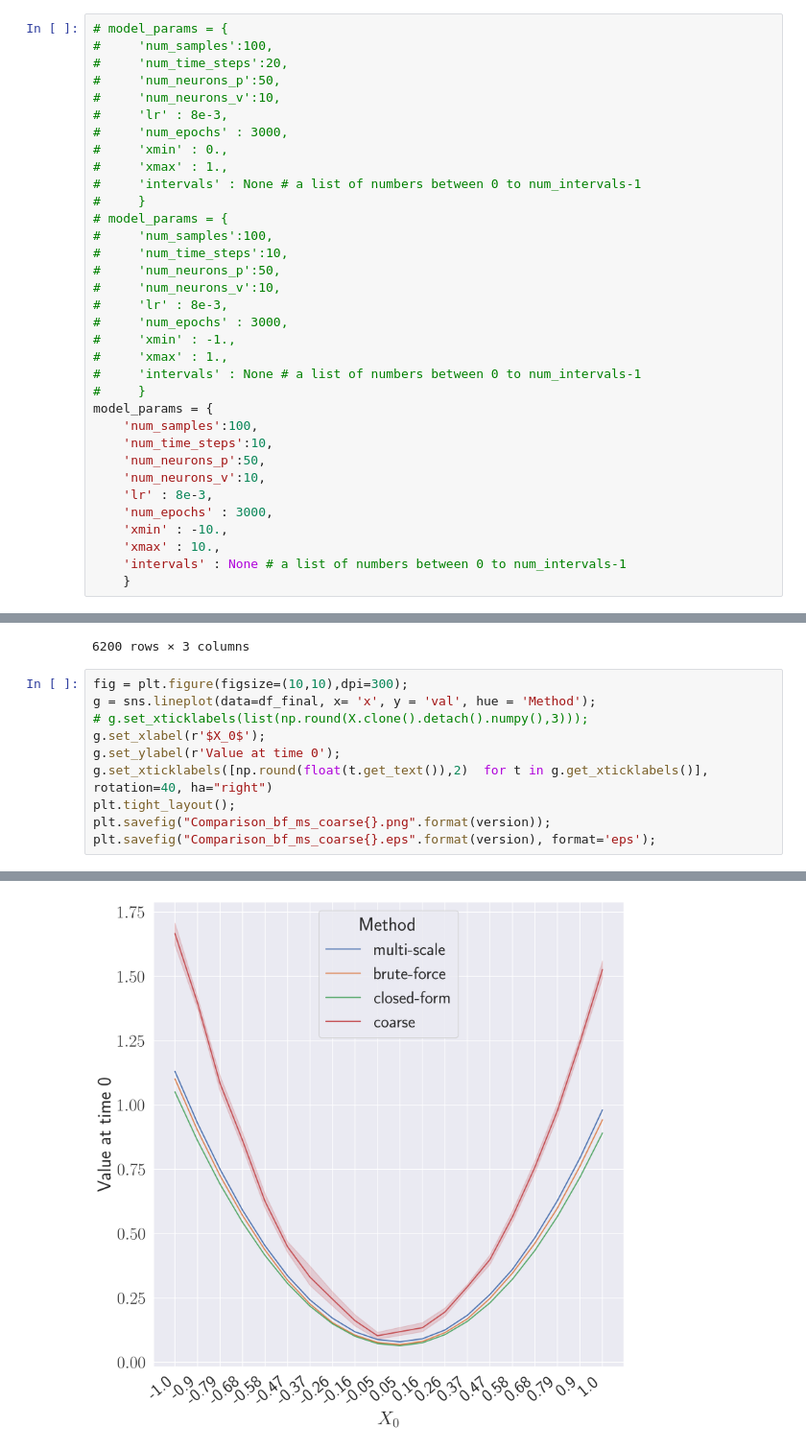
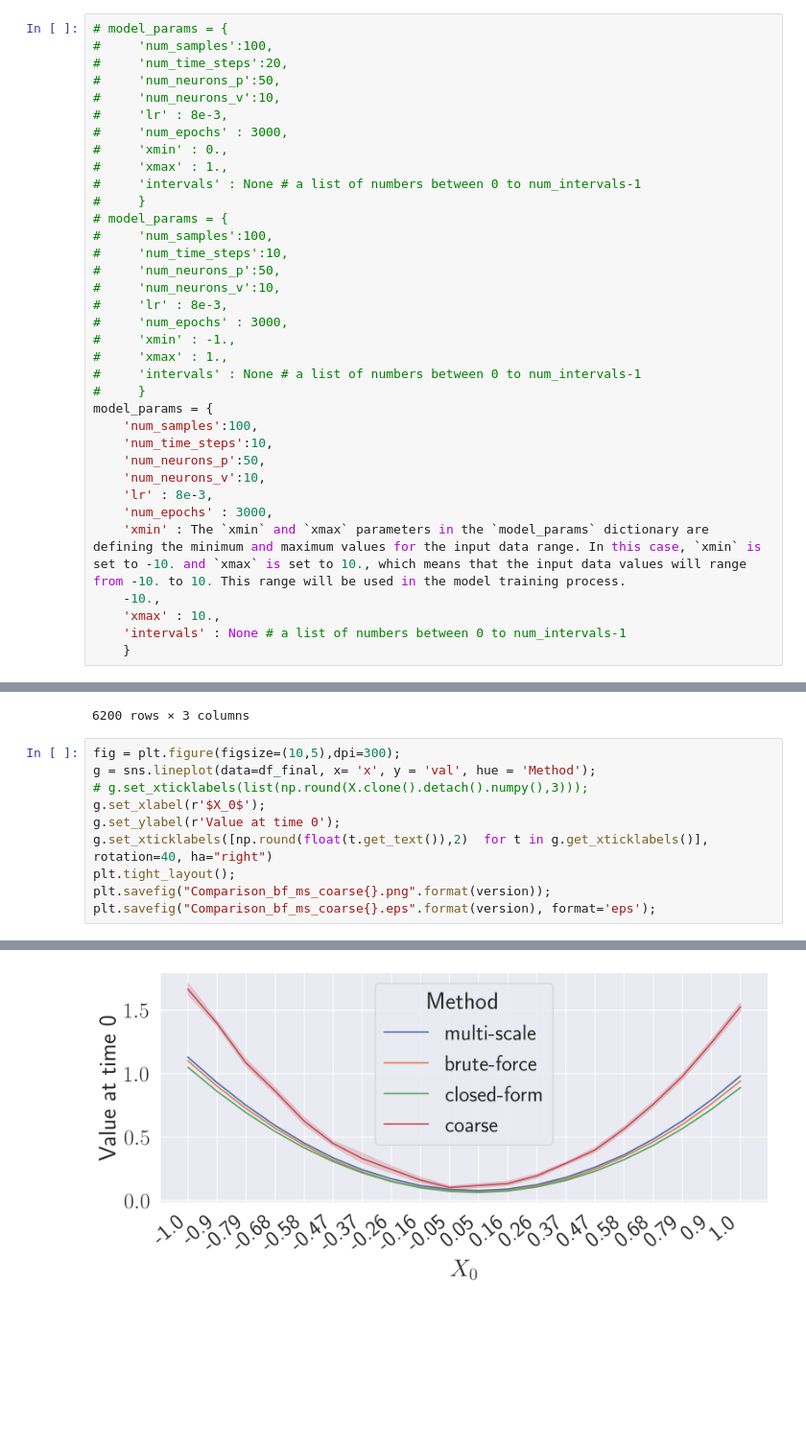
Before and after one commit to arashfahim/multiscale-PGM-for-stochastic-control, a Jupyter notebook: LQC/rewrite/LQC_Updated_v6.ipynb, the cells around one changed output, grey strips where cells are left out. Shown at 96% size. Cells and saved outputs as stored; diff of their text form; blank space fills up the shorter version.

```diff
--- a/LQC/rewrite/LQC_Updated_v6.ipynb
+++ b/LQC/rewrite/LQC_Updated_v6.ipynb
@@ -245,7 +245,8 @@ model_params = {
     'num_neurons_v':10,
     'lr' : 8e-3,
     'num_epochs' : 3000,
-    'xmin' : -10.,
+    'xmin' : The `xmin` and `xmax` parameters in the `model_params` dictionary are defining the minimum and maximum values for the input data range. In this case, `xmin` is set to -10. and `xmax` is set to 10., which means that the input data values will range from -10. to 10. This range will be used in the model training process.
+    -10.,
     'xmax' : 10.,
     'intervals' : None # a list of numbers between 0 to num_intervals-1
     }
@@ -966,15 +967,15 @@ df_final = pd.concat([df_ms1,df_bf1,df_clf,df_crs],axis=0)
 | 199 | 1.0 | 1.513387 | coarse |
 6200 rows × 3 columns
 # %%
-fig = plt.figure(figsize=(10,10),dpi=300);
+fig = plt.figure(figsize=(10,5),dpi=300);
 g = sns.lineplot(data=df_final, x= 'x', y = 'val', hue = 'Method');
 # g.set_xticklabels(list(np.round(X.clone().detach().numpy(),3)));
 g.set_xlabel(r'$X_0$');
 g.set_ylabel(r'Value at time 0');
 g.set_xticklabels([np.round(float(t.get_text()),2)  for t in g.get_xticklabels()], rotation=40, ha="right")
 plt.tight_layout();
 plt.savefig("Comparison_bf_ms_coarse{}.png".format(version));
 plt.savefig("Comparison_bf_ms_coarse{}.eps".format(version), format='eps');
 # %% [output]
 The PostScript backend does not support transparency; partially transparent artists will be rendered opaque.
-[figure, old version]
+[figure, new version]
```
Also changed, not shown: 1 other file.
